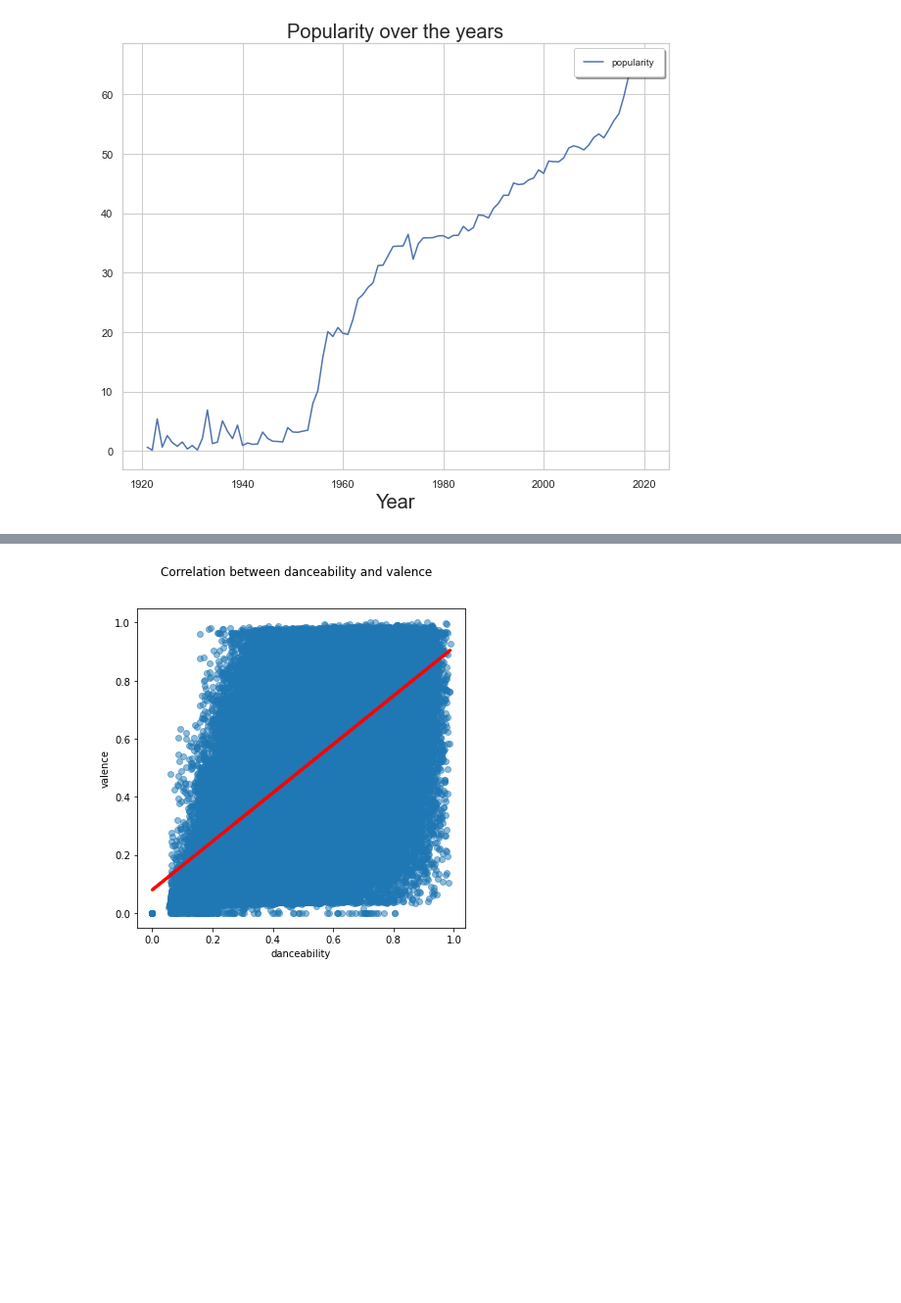
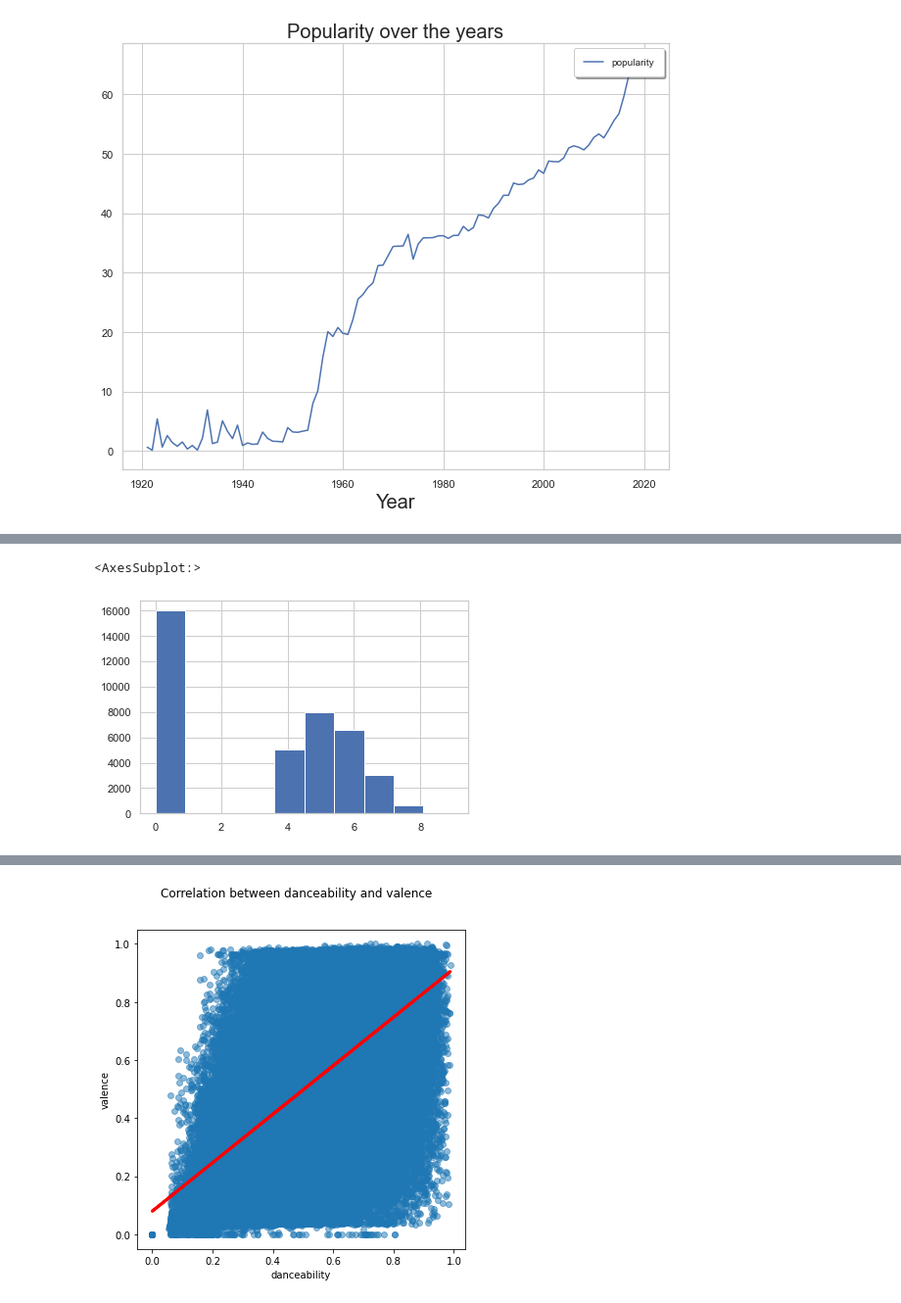
Before and after one commit to adriantyl/Capstone-Project-, a Jupyter notebook: EDA.ipynb, the cells around one changed output, grey strips where cells are left out. Shown at 98% size. Saved outputs shown, nothing was run; the diff lists cells and outputs as text; code cells hidden in the pictures; blank space fills up the shorter version.

```diff
--- a/EDA.ipynb
+++ b/EDA.ipynb
@@ -187,3 +188,7 @@ ax.set_xlabel('Year', fontsize = 20)
 # %% [output]
 Text(0.5, 0, 'Year')
 [figure]
+# %%
+data['artists'] = data['artists'].str.replace("'","")
+data['artists'] = data['artists'].str.replace("[","")
+data['artists'] = data['artists'].str.replace("]","")
@@ -189,0 +266,28 @@ Text(0.5, 0, 'Year')
+# %%
+def inputPopularity(cols):
+    if cols>=5 and cols< 15:
+        return 1
+    elif cols>=15 and cols<25:
+        return 2
+    elif cols>=29 and cols<35:
+        return 3
+    elif cols>=39 and cols<45:
+        return 4
+    elif cols>=49 and cols<55:
+        return 5
+    elif cols>=59 and cols<65:
+        return 6
+    elif cols>=69 and cols<75:
+        return 7
+    elif cols>=79 and cols<85:
+        return 8
+    elif cols>=89 and cols<95:
+        return 9
+    else:
+        return 0
+data['popularityCategory'] = data['popularity'].apply(inputPopularity)
+# %%
+data[data.year>2000]['popularityCategory'].hist()
+# %% [output]
+<AxesSubplot:>
+[figure, added]
```
Also changed, not shown: parts of 16 cells of this notebook, 8 other files.
